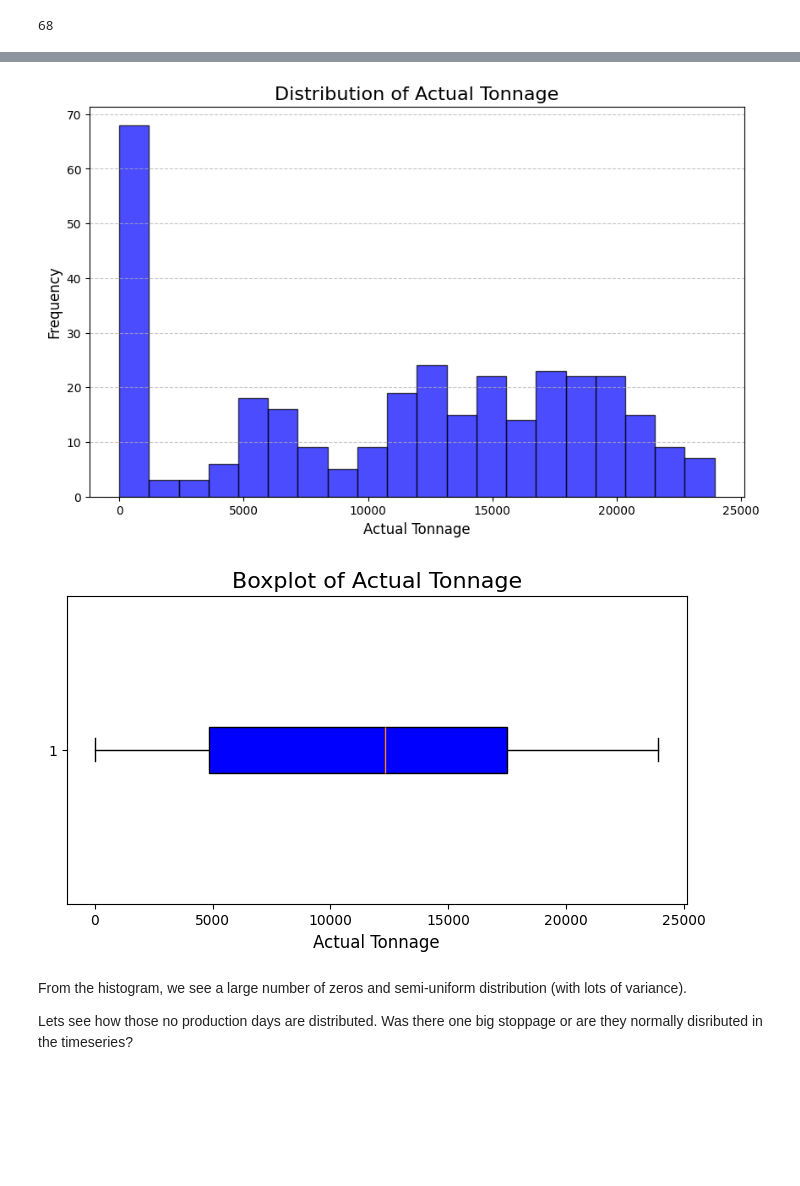
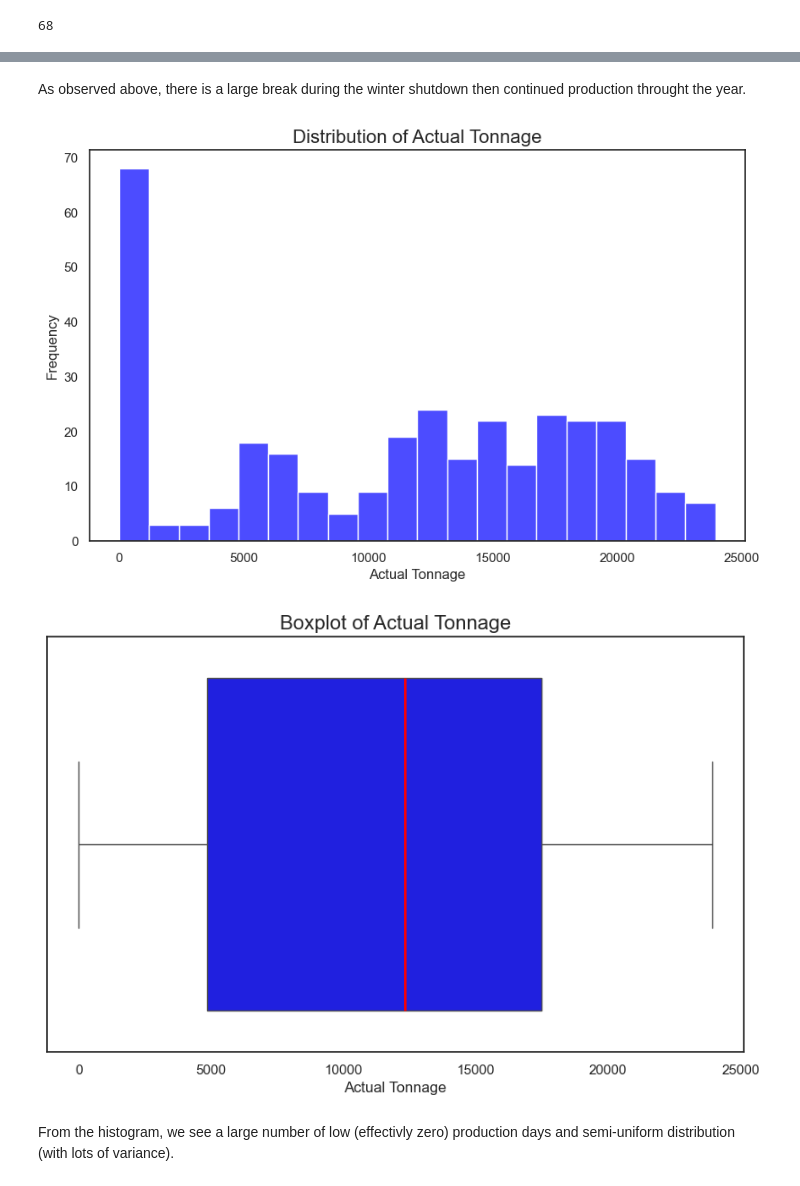
Before and after one commit to eliasforsberg/quarry-eda, a Jupyter notebook: eda.ipynb, the cells around one changed output, grey strips where cells are left out. Drawn from its saved outputs; the diff is of its cells as text; code cells hidden in the pictures; blank space fills up the shorter version.

Commit message:
Discovery + added new plots

```diff
--- a/eda.ipynb
+++ b/eda.ipynb
@@ -123,23 +123,22 @@ Lets figure out the shape of our production data distribution to see if there ar
+# %% [markdown]
+As observed above, there is a large break during the winter shutdown then continued production throught the year.
 # %%
-# Plot the distribution using a histogram
+# Histogram
 plt.figure(figsize=(10, 6))
-plt.hist(dfprod["Actual Tonnage"], bins=20, color='blue', alpha=0.7, edgecolor='black')
+sns.histplot(dfprod["Actual Tonnage"], bins=20, color="blue", alpha=0.7)
 plt.title("Distribution of Actual Tonnage", fontsize=16)
 plt.xlabel("Actual Tonnage", fontsize=12)
 plt.ylabel("Frequency", fontsize=12)
-plt.grid(axis='y', linestyle='--', alpha=0.7)
 plt.show()
 
 # Boxplot
-plt.figure(figsize=(8, 4))
-plt.boxplot(dfprod["Actual Tonnage"], vert=False, patch_artist=True, boxprops=dict(facecolor="blue"))
+plt.figure(figsize=(10, 6))
+sns.boxplot(x=dfprod["Actual Tonnage"], color="blue", medianprops={"color": "red", "linewidth": 2})
 plt.title("Boxplot of Actual Tonnage", fontsize=16)
 plt.xlabel("Actual Tonnage", fontsize=12)
 plt.show()
 # %% [output]
-[figure, old version]
+[figure, new version]
-[figure, old version]
+[figure, new version]
 # %% [markdown]
-From the histogram, we see a large number of zeros and semi-uniform distribution (with lots of variance).
-
-Lets see how those no production days are distributed. Was there one big stoppage or are they normally disributed in the timeseries?
+From the histogram, we see a large number of low (effectivly zero) production days and semi-uniform distribution (with lots of variance).
```
Also changed, not shown: parts of 14 cells of this notebook.
